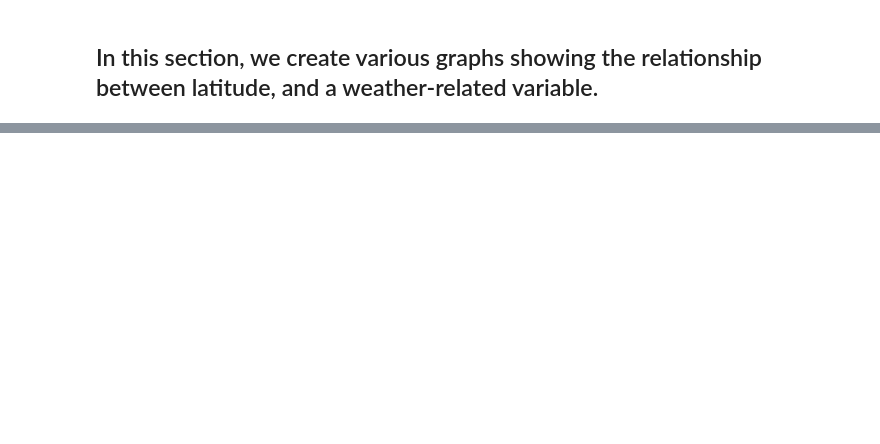
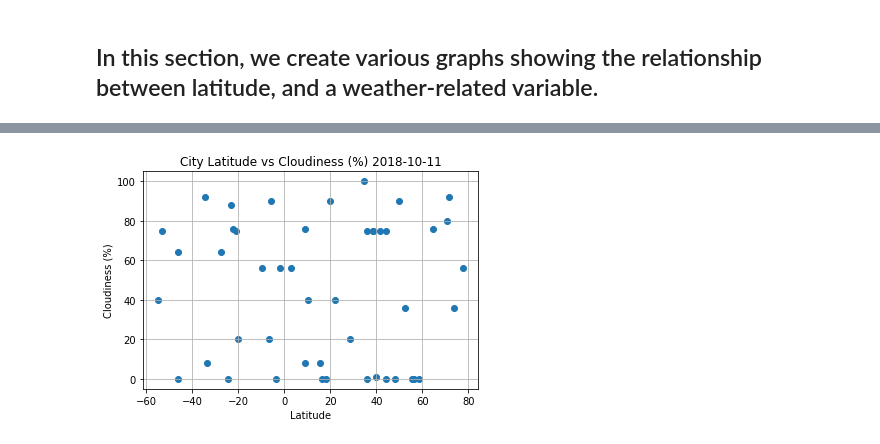
Before and after one commit to TylerTompa/6-APIs, a Jupyter notebook: Homework 6- APIs.ipynb, the cells around one changed output, grey strips where cells are left out. Saved outputs shown, nothing was run; the diff lists cells and outputs as text; code cells hidden in the pictures; blank space fills up the shorter version.

```diff
--- a/Homework 6- APIs.ipynb
+++ b/Homework 6- APIs.ipynb
@@ -278,10 +302,12 @@ plt.grid()
 # %%
 # Here we create a graph showing the relationship between latitude and cloudiness for the day.
 plt.scatter(weather_data["Latitude"], weather_data["Cloudiness"])
-plt.title(f"City Latitude vs Cloudiness (%) {current_date}}")
+plt.title(f"City Latitude vs Cloudiness (%) {current_date}")
 plt.xlabel("Latitude")
 plt.ylabel("Cloudiness (%)")
 plt.grid()
+# %% [output]
+[figure, added]
 # %%
 # Here we create a graph showing the relationship between latitude and wind speed for the day.
 plt.scatter(weather_data["Latitude"], weather_data["Wind Speed"])
```
Also changed, not shown: parts of 18 cells of this notebook.
